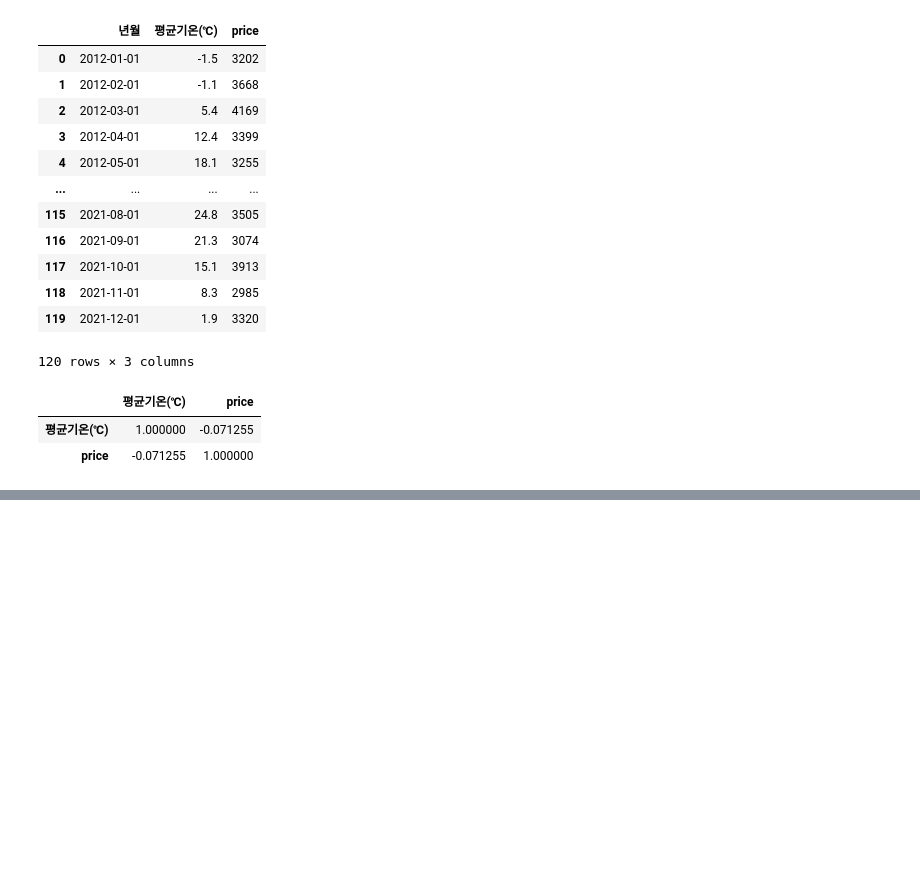
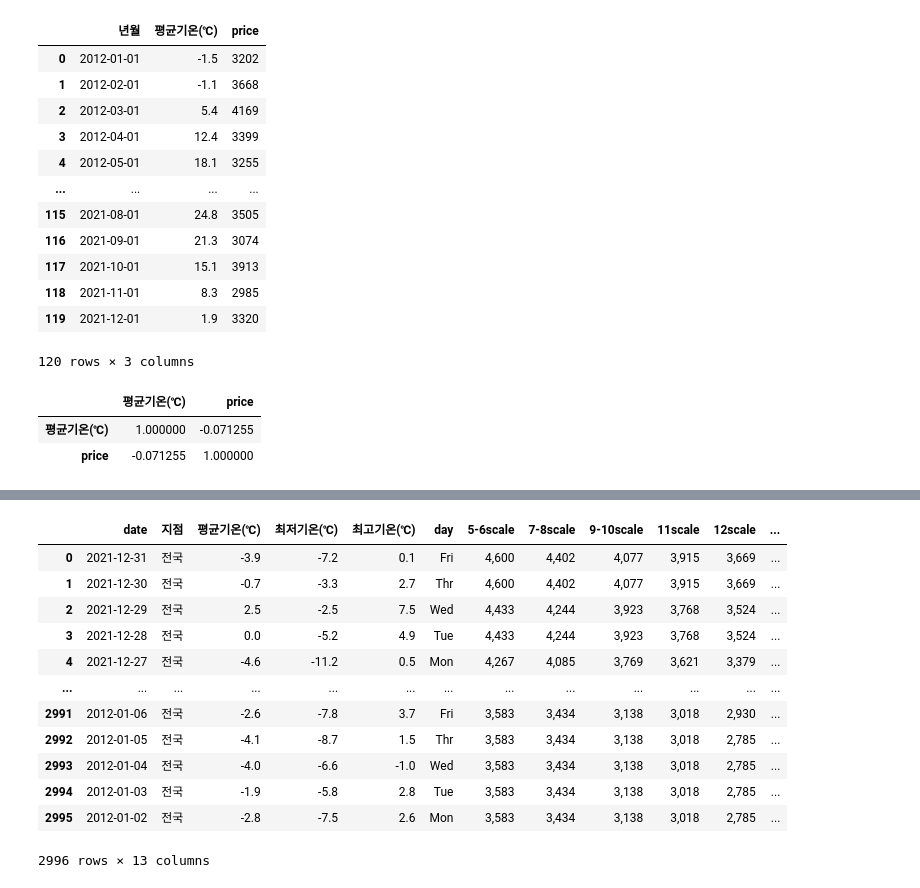
Before and after one commit to fin-special/chicken_price_prediction, a Jupyter notebook: temperature.ipynb, the cells around one changed output, grey strips where cells are left out. Cells and saved outputs as stored; diff of their text form; code cells hidden in the pictures; blank space fills up the shorter version.

```diff
--- a/temperature.ipynb
+++ b/temperature.ipynb
@@ -262,0 +256,3 @@ ValueError: The truth value of a Series is ambiguous. Use a.empty, a.bool(), a.i
+# %%
+temperature_daily = pd.read_csv('./2012-2021 기온 daily.csv')
+temperature_daily
@@ -262,0 +273,3 @@ ValueError: The truth value of a Series is ambiguous. Use a.empty, a.bool(), a.i
+# %%
+temperature_daily['날짜'] = temperature_daily['날짜'].str.replace('\t', '')
+temperature_daily
@@ -262,0 +299,3 @@ ValueError: The truth value of a Series is ambiguous. Use a.empty, a.bool(), a.i
+# %%
+temperature_daily.dropna(axis=0,inplace=True)
+temperature_daily
@@ -262,0 +316,3 @@ ValueError: The truth value of a Series is ambiguous. Use a.empty, a.bool(), a.i
+# %%
+temperature_daily.rename(columns={'날짜':'date'},inplace=True)
+temperature_daily
@@ -262,0 +349,17 @@ ValueError: The truth value of a Series is ambiguous. Use a.empty, a.bool(), a.i
+# %%
+df_daily = pd.merge(temperature_daily,chicken_price,on='date',how='right')
+df_daily
+# %% [output]
+|  | date | 지점 | 평균기온(℃) | 최저기온(℃) | 최고기온(℃) | day | 5-6scale | 7-8scale | 9-10scale | 11scale | 12scale | ... |
+| 0 | 2021-12-31 | 전국 | -3.9 | -7.2 | 0.1 | Fri | 4,600 | 4,402 | 4,077 | 3,915 | 3,669 | ... |
+| 1 | 2021-12-30 | 전국 | -0.7 | -3.3 | 2.7 | Thr | 4,600 | 4,402 | 4,077 | 3,915 | 3,669 | ... |
+| 2 | 2021-12-29 | 전국 | 2.5 | -2.5 | 7.5 | Wed | 4,433 | 4,244 | 3,923 | 3,768 | 3,524 | ... |
+| 3 | 2021-12-28 | 전국 | 0.0 | -5.2 | 4.9 | Tue | 4,433 | 4,244 | 3,923 | 3,768 | 3,524 | ... |
+| 4 | 2021-12-27 | 전국 | -4.6 | -11.2 | 0.5 | Mon | 4,267 | 4,085 | 3,769 | 3,621 | 3,379 | ... |
+| ... | ... | ... | ... | ... | ... | ... | ... | ... | ... | ... | ... | ... |
+| 2991 | 2012-01-06 | 전국 | -2.6 | -7.8 | 3.7 | Fri | 3,583 | 3,434 | 3,138 | 3,018 | 2,930 | ... |
+| 2992 | 2012-01-05 | 전국 | -4.1 | -8.7 | 1.5 | Thr | 3,583 | 3,434 | 3,138 | 3,018 | 2,785 | ... |
+| 2993 | 2012-01-04 | 전국 | -4.0 | -6.6 | -1.0 | Wed | 3,583 | 3,434 | 3,138 | 3,018 | 2,785 | ... |
+| 2994 | 2012-01-03 | 전국 | -1.9 | -5.8 | 2.8 | Tue | 3,583 | 3,434 | 3,138 | 3,018 | 2,785 | ... |
+| 2995 | 2012-01-02 | 전국 | -2.8 | -7.5 | 2.6 | Mon | 3,583 | 3,434 | 3,138 | 3,018 | 2,785 | ... |
+2996 rows × 13 columns
```
Also changed, not shown: parts of 17 cells of this notebook, 1 other file.
